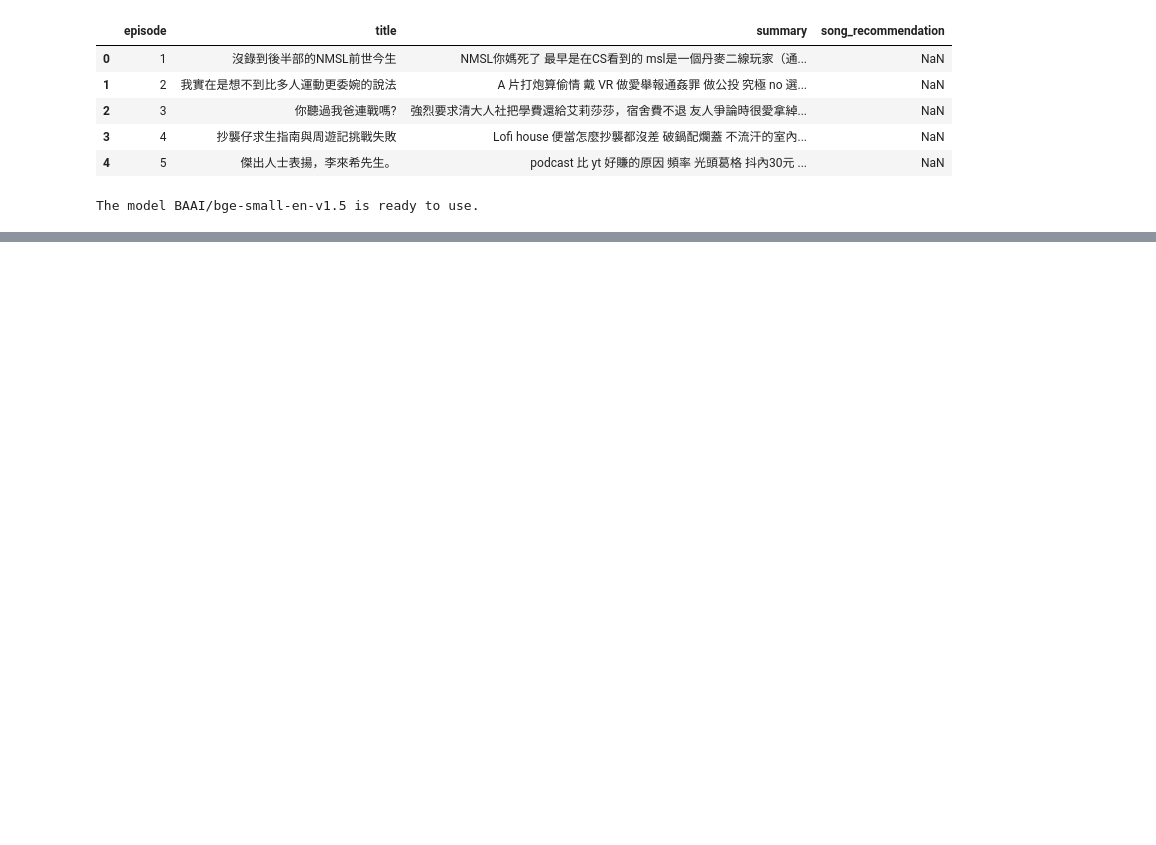
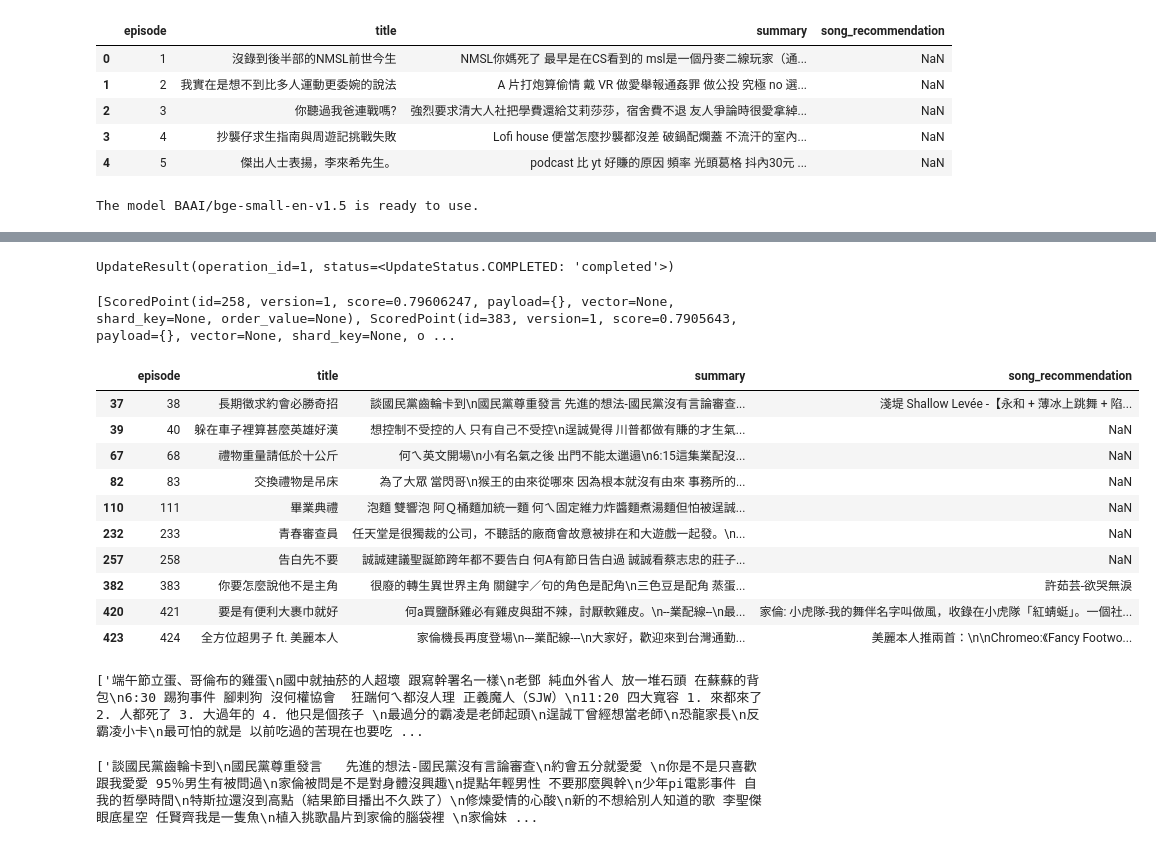
Before and after one commit to ulanliu/podcast_finding_assistant, a Jupyter notebook: rag.ipynb, the cells around one changed output, grey strips where cells are left out. Cells and saved outputs as stored; diff of their text form; code cells hidden in the pictures; blank space fills up the shorter version.

```diff
--- a/rag.ipynb
+++ b/rag.ipynb
@@ -62,0 +82,4 @@ embeddings = list(model.embed(documents))
+# %%
+from qdrant_client import QdrantClient
+
+client = QdrantClient(url="http://localhost:6333")
@@ -62,0 +120,46 @@ embeddings = list(model.embed(documents))
+# %%
+client.upsert(
+    collection_name="test_collection",
+    points=embed_points
+)
+# %% [output]
+UpdateResult(operation_id=1, status=<UpdateStatus.COMPLETED: 'completed'>)
+# %%
+question = ["約會必勝，告白失敗"]
+que_vector = list(model.embed(question))[0]
+# %%
+search_result = client.query_points(
+    collection_name="test_collection",
+    query=que_vector,
+    limit=10
+).points
+
+print(search_result)
+# %% [output]
+[ScoredPoint(id=258, version=1, score=0.79606247, payload={}, vector=None, shard_key=None, order_value=None), ScoredPoint(id=383, version=1, score=0.7905643, payload={}, vector=None, shard_key=None, o ...
+# %%
+result_episode = []
+for result in search_result:
+    result_episode.append(result.id)
+# %%
+df[df['episode'].isin(result_episode)]
+# %% [output]
+|  | episode | title | summary | song_recommendation |
+| 37 | 38 | 長期徵求約會必勝奇招 | 談國民黨齒輪卡到\n國民黨尊重發言 先進的想法-國民黨沒有言論審查... | 淺堤 Shallow Levée -【永和 + 薄冰上跳舞 + 陷... |
+| 39 | 40 | 躲在車子裡算甚麼英雄好漢 | 想控制不受控的人 只有自己不受控\n逞誠覺得 川普都做有賺的才生氣... | NaN |
+| 67 | 68 | 禮物重量請低於十公斤 | 何ㄟ英文開場\n小有名氣之後 出門不能太邋遢\n6:15這集業配沒... | NaN |
+| 82 | 83 | 交換禮物是吊床 | 為了大眾 當閃哥\n猴王的由來從哪來 因為根本就沒有由來 事務所的... | NaN |
+| 110 | 111 | 畢業典禮 | 泡麵 雙響泡 阿Ｑ桶麵加統一麵 何ㄟ固定維力炸醬麵煮湯麵但怕被逞誠... | NaN |
+| 232 | 233 | 青春審查員 | 任天堂是很獨裁的公司，不聽話的廠商會故意被排在和大遊戲一起發。\n... | NaN |
+| 257 | 258 | 告白先不要 | 誠誠建議聖誕節跨年都不要告白 何A有節日告白過 誠誠看蔡志忠的莊子... | NaN |
+| 382 | 383 | 你要怎麼說他不是主角 | 很廢的轉生異世界主角 關鍵字／句的角色是配角\n三色豆是配角 蒸蛋... | 許茹芸-欲哭無淚 |
+| 420 | 421 | 要是有便利大裹巾就好 | 何a買鹽酥雞必有雞皮與甜不辣，討厭軟雞皮。\n--業配線--\n最... | 家倫: 小虎隊-我的舞伴名字叫做風，收錄在小虎隊「紅蜻蜓」。一個社... |
+| 423 | 424 | 全方位超男子 ft. 美麗本人 | 家倫機長再度登場\n---業配線---\n大家好，歡迎來到台灣通勤... | 美麗本人推兩首：\n\nChromeo:《Fancy Footwo... |
+# %%
+print(df[df['episode']==17].summary.values)
+# %% [output]
+['端午節立蛋、哥倫布的雞蛋\n國中就抽菸的人超壞 跟寫幹署名一樣\n老鄧 純血外省人 放一堆石頭 在蘇蘇的背包\n6:30 踢狗事件 腳剌狗 沒何權協會  狂踹何ㄟ都沒人理 正義魔人（SJW）\n11:20 四大寬容 1. 來都來了2. 人都死了 3. 大過年的 4. 他只是個孩子 \n最過分的霸凌是老師起頭\n逞誠ㄒ曾經想當老師\n恐龍家長\n反霸凌小卡\n最可怕的就是 以前吃過的苦現在也要吃 ...
+# %%
+print(df[df['episode']==38].summary.values)
+# %% [output]
+['談國民黨齒輪卡到\n國民黨尊重發言   先進的想法-國民黨沒有言論審查\n約會五分就愛愛 \n你是不是只喜歡跟我愛愛 95％男生有被問過\n家倫被問是不是對身體沒興趣\n提點年輕男性 不要那麼興幹\n少年pi電影事件 自我的哲學時間\n特斯拉還沒到高點（結果節目播出不久跌了）\n修煉愛情的心酸\n新的不想給別人知道的歌 李聖傑眼底星空 任賢齊我是一隻魚\n植入挑歌晶片到家倫的腦袋裡 \n家倫妹 ...
```
Also changed, not shown: parts of 9 cells of this notebook, 1 other file.
